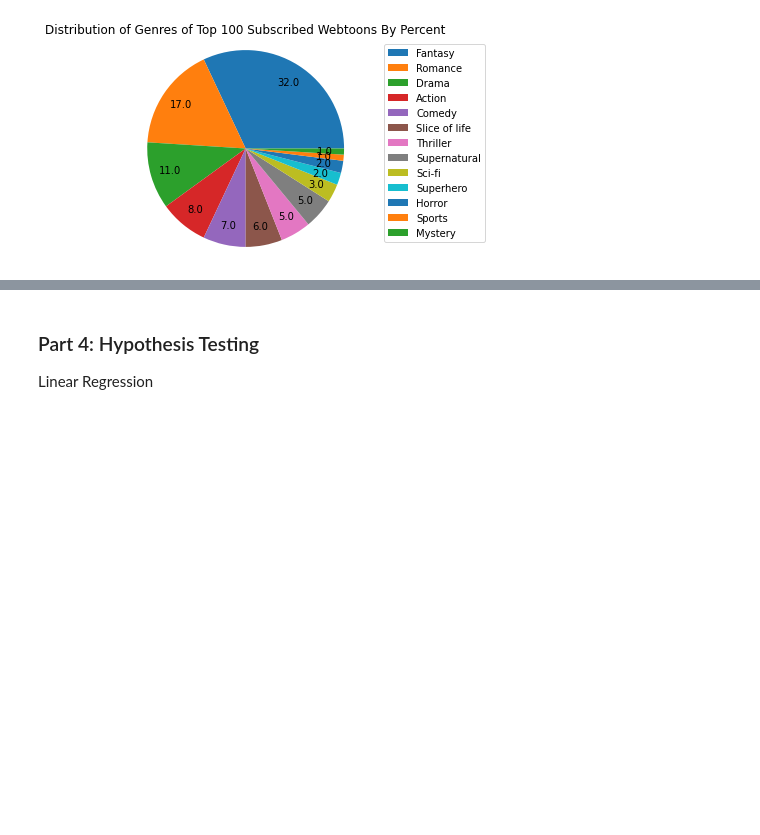
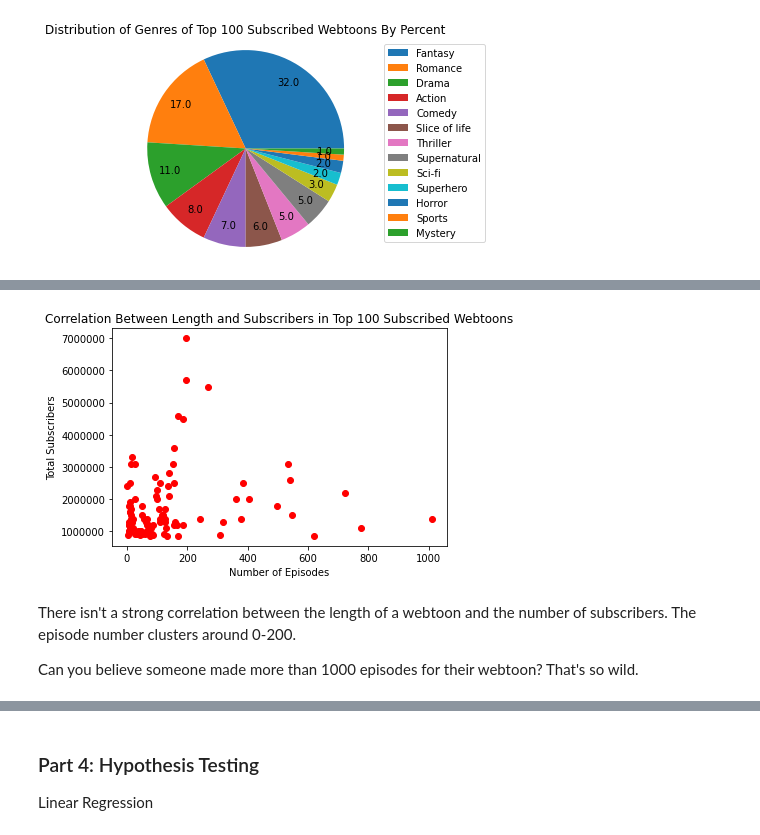
Before and after one commit to mei-lu/cmsc320-final, a Jupyter notebook: final.ipynb, the cells around one changed output, grey strips where cells are left out. Saved outputs shown, nothing was run; the diff lists cells and outputs as text; code cells hidden in the pictures; blank space fills up the shorter version.

```diff
--- a/final.ipynb
+++ b/final.ipynb
@@ -303,0 +328,13 @@ top_100_sub_all
+# %%
+plt.ticklabel_format(style='plain')
+plt.xlabel("Number of Episodes")
+plt.ylabel("Total Subscribers")
+plt.title("Correlation Between Length and Subscribers in Top 100 Subscribed Webtoons")
+plt.plot(top_100_webtoons['episodes'], top_100_webtoons['subscribe'], 'ro')
+plt.show()
+# %% [output]
+[figure, added]
+# %% [markdown]
+There isn't a strong correlation between the length of a webtoon and the number of subscribers. The episode number clusters around 0-200.
+
+Can you believe someone made more than 1000 episodes for their webtoon? That's so wild.
```
Also changed, not shown: parts of 10 cells of this notebook, 1 other file.
